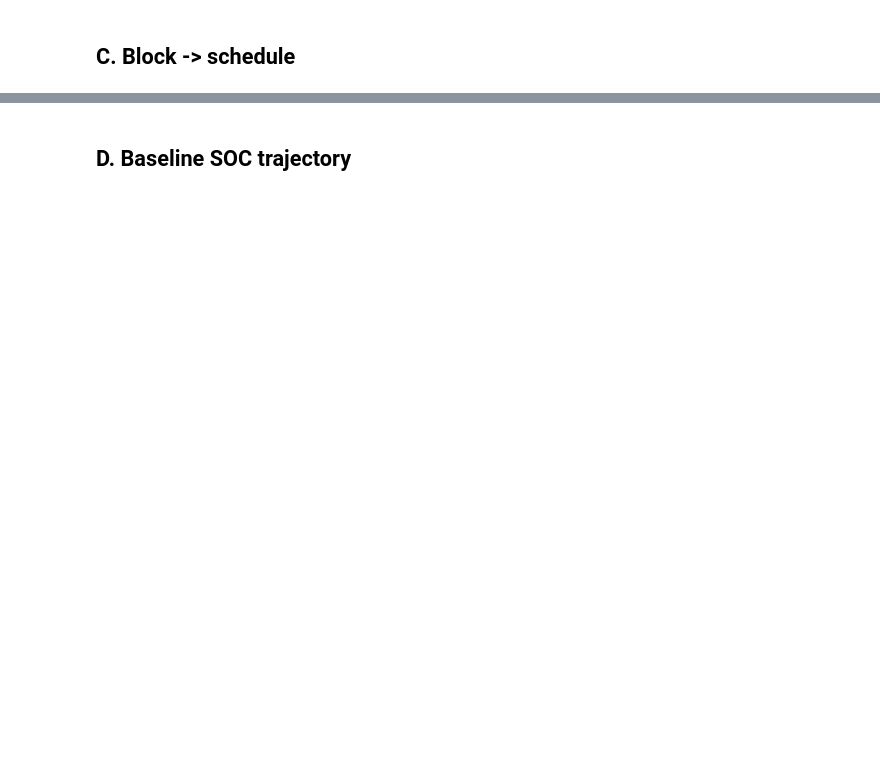
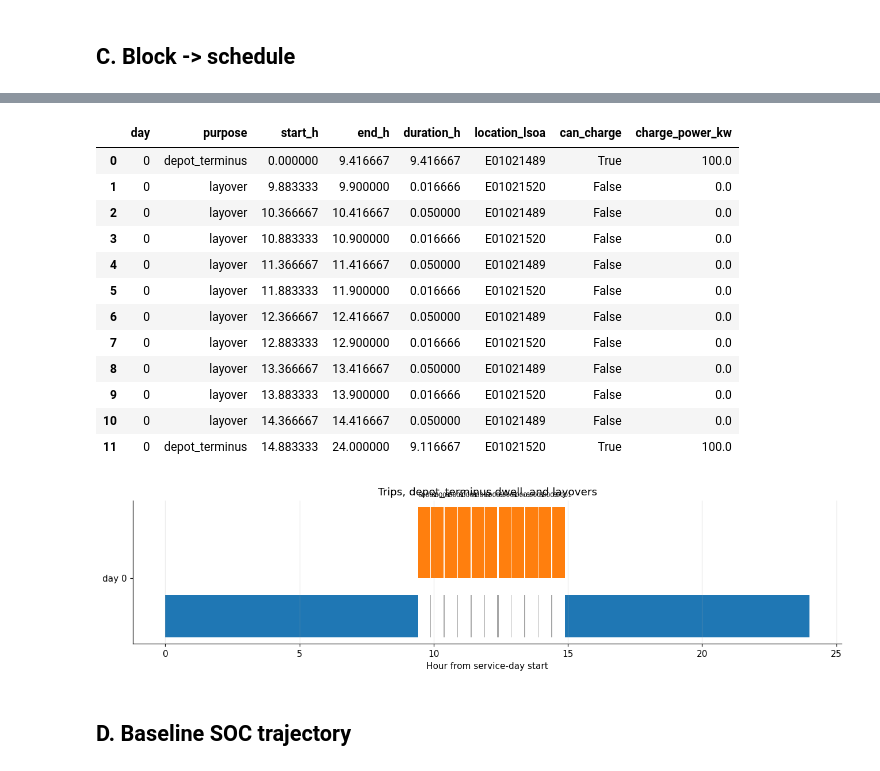
Before and after one commit to zhichuanma/Modelling, a Jupyter notebook: notebooks/01_single_bus_simulation.ipynb, the cells around one changed output, grey strips where cells are left out. Saved outputs shown, nothing was run; the diff lists cells and outputs as text; code cells hidden in the pictures; blank space fills up the shorter version.

```diff
--- a/notebooks/01_single_bus_simulation.ipynb
+++ b/notebooks/01_single_bus_simulation.ipynb
@@ -198,6 +282,8 @@ for schedule in schedules:
                 "arrival_h": trip.arrival_time,
                 "distance_km": trip.distance_km,
                 "energy_kwh": trip.energy_consumed_kwh,
+                "origin_lsoa": trip.origin_lsoa,
+                "destination_lsoa": trip.destination_lsoa,
             }
         )
     for event in schedule.parking_events:
@@ -208,6 +294,7 @@ for schedule in schedules:
                 "start_h": event.start_time,
                 "end_h": event.end_time,
                 "duration_h": event.duration_hours,
+                "location_lsoa": event.location_lsoa,
                 "can_charge": event.can_charge,
                 "charge_power_kw": event.charge_power_kw,
             }
@@ -235,3 +322,4 @@ ax.set_title("Trips, depot_terminus dwell, and layovers")
 ax.grid(axis="x", alpha=0.25)
 plt.tight_layout()
 plt.show()
+# %% [output]
@@ -238,3 +338,17 @@ plt.show()
+|  | day | purpose | start_h | end_h | duration_h | location_lsoa | can_charge | charge_power_kw |
+| 0 | 0 | depot_terminus | 0.000000 | 9.416667 | 9.416667 | E01021489 | True | 100.0 |
+| 1 | 0 | layover | 9.883333 | 9.900000 | 0.016666 | E01021520 | False | 0.0 |
+| 2 | 0 | layover | 10.366667 | 10.416667 | 0.050000 | E01021489 | False | 0.0 |
+| 3 | 0 | layover | 10.883333 | 10.900000 | 0.016666 | E01021520 | False | 0.0 |
+| 4 | 0 | layover | 11.366667 | 11.416667 | 0.050000 | E01021489 | False | 0.0 |
+| 5 | 0 | layover | 11.883333 | 11.900000 | 0.016666 | E01021520 | False | 0.0 |
+| 6 | 0 | layover | 12.366667 | 12.416667 | 0.050000 | E01021489 | False | 0.0 |
+| 7 | 0 | layover | 12.883333 | 12.900000 | 0.016666 | E01021520 | False | 0.0 |
+| 8 | 0 | layover | 13.366667 | 13.416667 | 0.050000 | E01021489 | False | 0.0 |
+| 9 | 0 | layover | 13.883333 | 13.900000 | 0.016666 | E01021520 | False | 0.0 |
+| 10 | 0 | layover | 14.366667 | 14.416667 | 0.050000 | E01021489 | False | 0.0 |
+| 11 | 0 | depot_terminus | 14.883333 | 24.000000 | 9.116667 | E01021520 | True | 100.0 |
+[figure, added]
 # %% [markdown]
 ## D. Baseline SOC trajectory
 # %%
```
Also changed, not shown: parts of 11 cells of this notebook, 10 other files.
